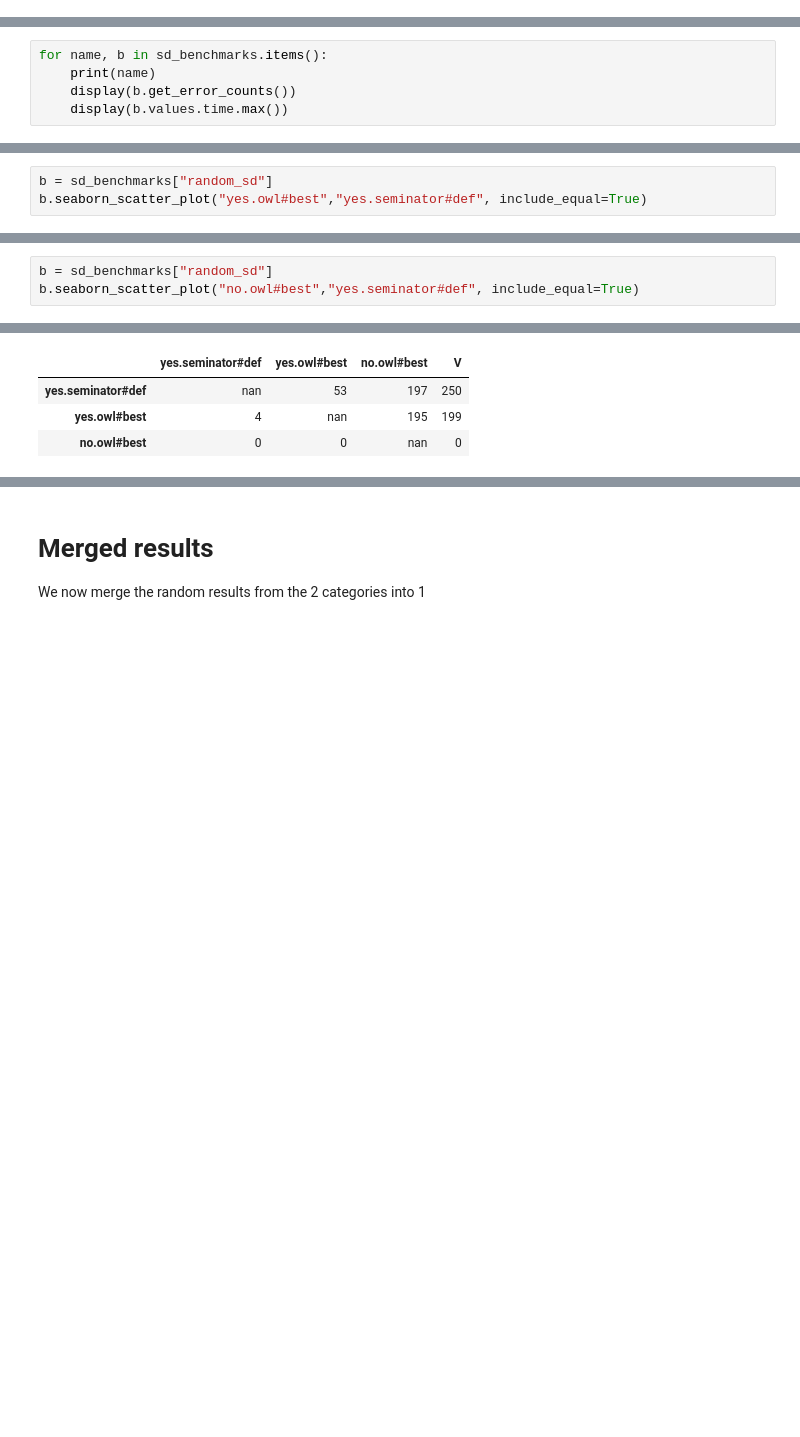
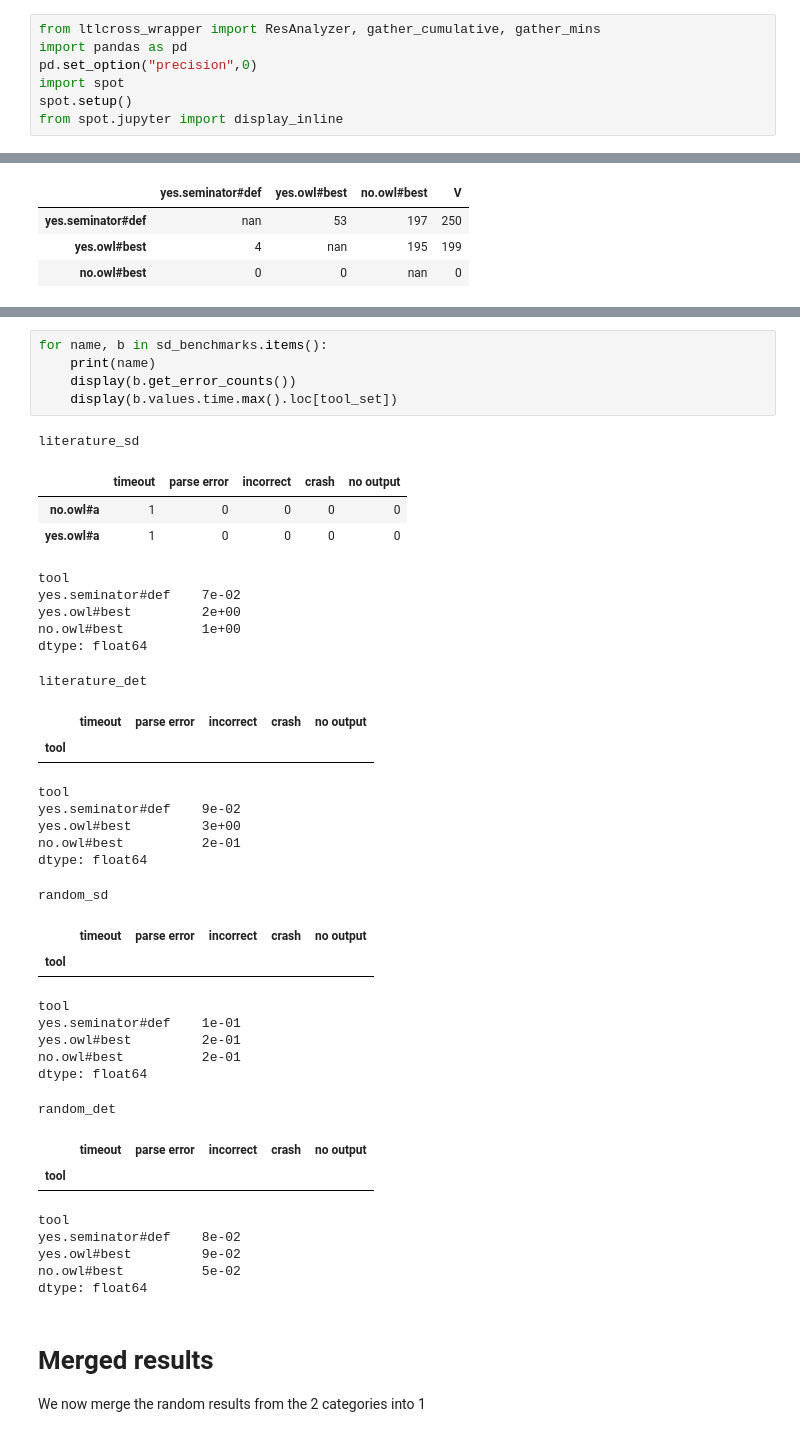
Before and after one commit to psimovec/seminator-evaluation, a Jupyter notebook: semi-determinization/Results-owl-best-sd.ipynb, the cells around one changed output, grey strips where cells are left out. Drawn from its saved outputs; the diff is of its cells as text; blank space fills up the shorter version.

```diff
--- a/semi-determinization/Results-owl-best-sd.ipynb
+++ b/semi-determinization/Results-owl-best-sd.ipynb
@@ -2,0 +4,7 @@ from ltlcross_wrapper import ResAnalyzer, gather_cumulative, gather_mins
+# %%
+from ltlcross_wrapper import ResAnalyzer, gather_cumulative, gather_mins
+import pandas as pd
+pd.set_option("precision",0)
+import spot
+spot.setup()
+from spot.jupyter import display_inline
@@ -58,5 +64,0 @@ The `#a` variant of Owl reached the 30s timeout in one case for random formulae.
-# %%
-for name, b in sd_benchmarks.items():
-    print(name)
-    display(b.get_error_counts())
-    display(b.values.time.max())
@@ -145,3 +64,0 @@ dtype: float64
-# %%
-b = sd_benchmarks["random_sd"]
-b.seaborn_scatter_plot("yes.owl#best","yes.seminator#def", include_equal=True)
@@ -151,3 +64,0 @@ b.seaborn_scatter_plot("yes.owl#best","yes.seminator#def", include_equal=True)
-# %%
-b = sd_benchmarks["random_sd"]
-b.seaborn_scatter_plot("no.owl#best","yes.seminator#def", include_equal=True)
@@ -185,3 +96,42 @@ random_det
+# %%
+for name, b in sd_benchmarks.items():
+    print(name)
+    display(b.get_error_counts())
+    display(b.values.time.max().loc[tool_set])
+# %% [output]
+literature_sd
+|  | timeout | parse error | incorrect | crash | no output |
+| no.owl#a | 1 | 0 | 0 | 0 | 0 |
+| yes.owl#a | 1 | 0 | 0 | 0 | 0 |
+tool
+yes.seminator#def    7e-02
+yes.owl#best         2e+00
+no.owl#best          1e+00
+dtype: float64
+literature_det
+|  | timeout | parse error | incorrect | crash | no output |
+| tool |  |  |  |  |  |
+tool
+yes.seminator#def    9e-02
+yes.owl#best         3e+00
+no.owl#best          2e-01
+dtype: float64
+random_sd
+|  | timeout | parse error | incorrect | crash | no output |
+| tool |  |  |  |  |  |
+tool
+yes.seminator#def    1e-01
+yes.owl#best         2e-01
+no.owl#best          2e-01
+dtype: float64
+random_det
+|  | timeout | parse error | incorrect | crash | no output |
+| tool |  |  |  |  |  |
+tool
+yes.seminator#def    8e-02
+yes.owl#best         9e-02
+no.owl#best          5e-02
+dtype: float64
 # %% [markdown]
 # Merged results
 We now merge the random results from the 2 categories into 1
```
Also changed, not shown: parts of 14 cells of this notebook, 3 other files.
